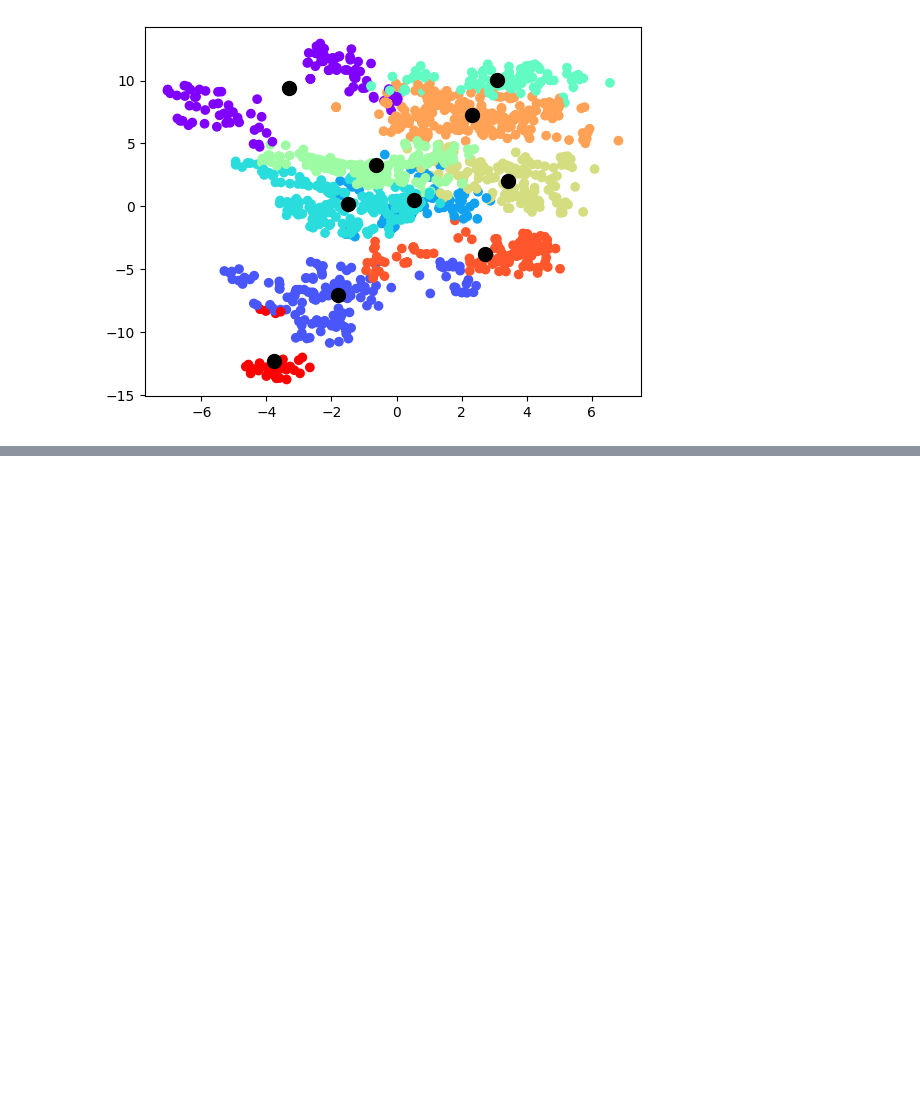
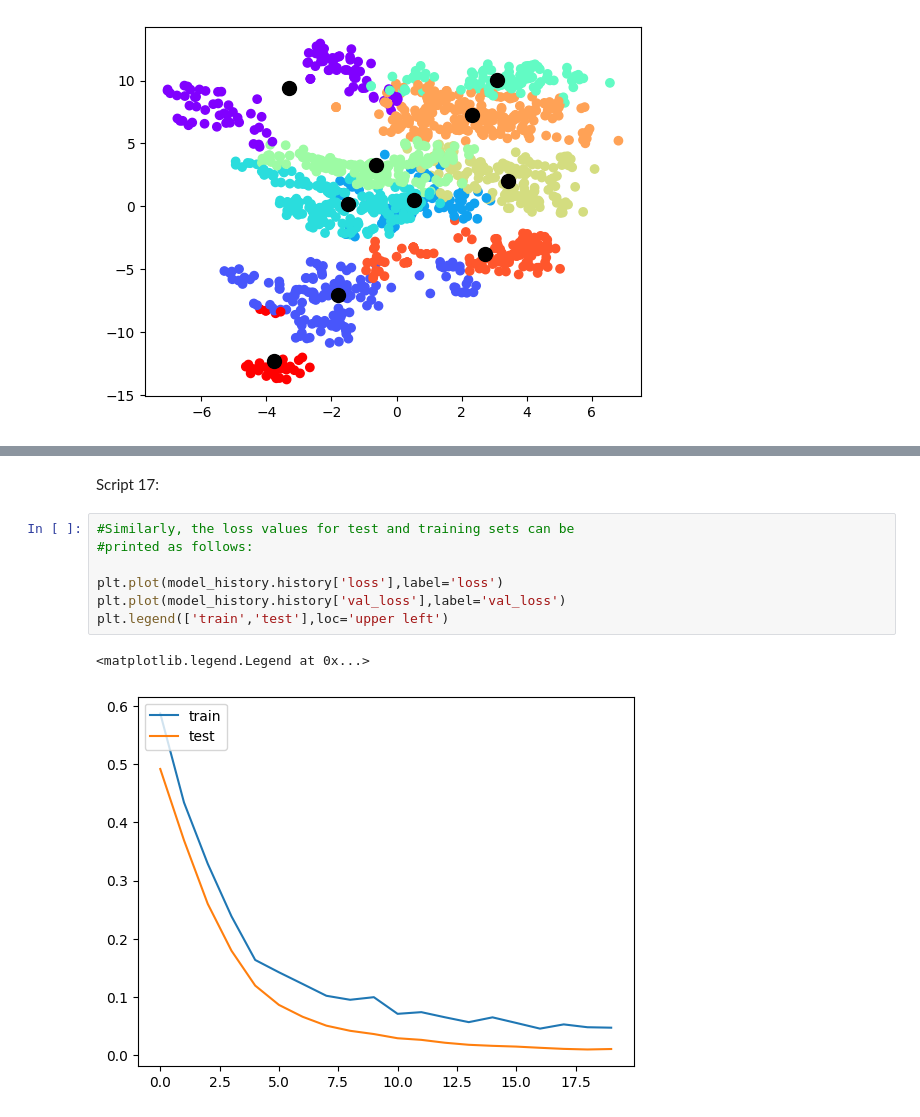
Before and after one commit to PabloBogg/Python_Machine_Learning_For_Beginners, a Jupyter notebook: Python.ipynb, the cells around one changed output, grey strips where cells are left out. Saved outputs shown, nothing was run; the diff lists cells and outputs as text; blank space fills up the shorter version.

```diff
--- a/Python.ipynb
+++ b/Python.ipynb
@@ -3032,0 +3239,12 @@ plt.scatter(km_model.cluster_centers_[:,0],km_model.cluster_centers_[:,1],s=100,
+# %% [markdown]
+Script 17:
+# %%
+#Similarly, the loss values for test and training sets can be
+#printed as follows:
+
+plt.plot(model_history.history['loss'],label='loss')
+plt.plot(model_history.history['val_loss'],label='val_loss')
+plt.legend(['train','test'],loc='upper left')
+# %% [output]
+<matplotlib.legend.Legend at 0x...>
+[figure, added]
```
Also changed, not shown: parts of 34 cells of this notebook.
